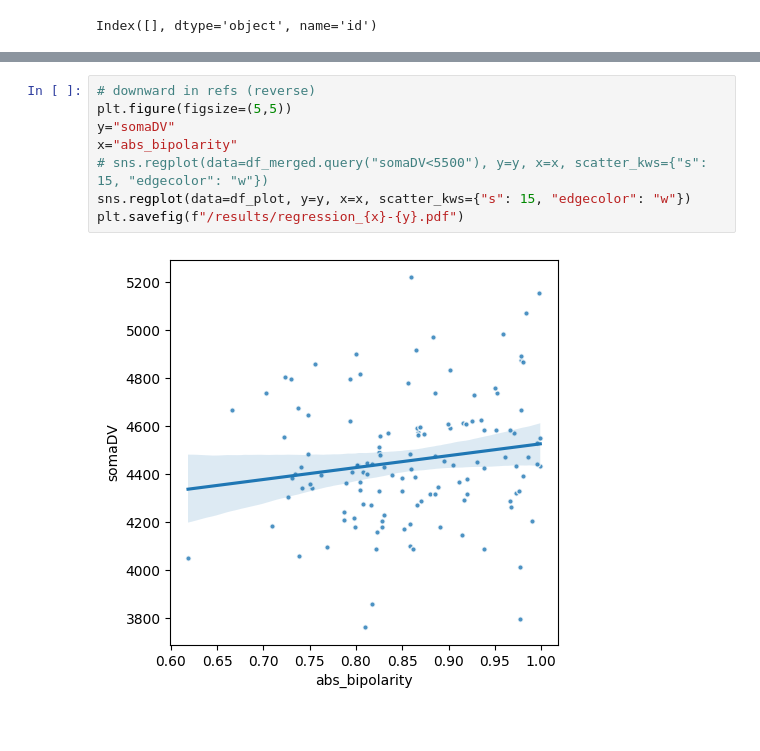
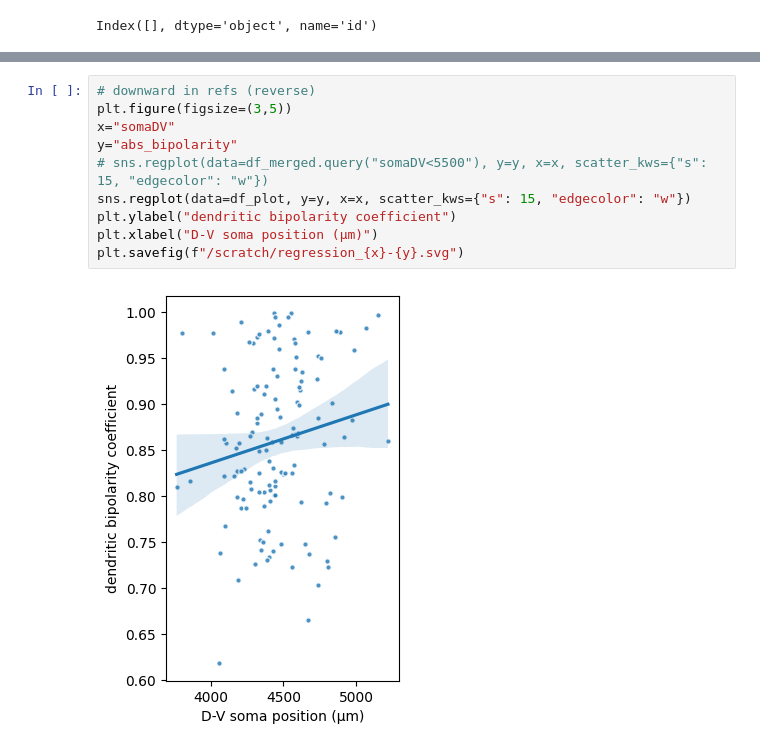
Before and after one commit to AllenNeuralDynamics/LC-somatodendritic-morphology, a Jupyter notebook: code/soma_asymmetry.ipynb, the cells around one changed output, grey strips where cells are left out. Drawn from its saved outputs; the diff is of its cells as text.

```diff
--- a/code/soma_asymmetry.ipynb
+++ b/code/soma_asymmetry.ipynb
@@ -468,12 +481,14 @@ sns.regplot(data=df_plot, y=y, x=x, scatter_kws={"s": 15, "edgecolor": "w"})
 # %%
 # downward in refs (reverse)
-plt.figure(figsize=(5,5))
-y="somaDV"
-x="abs_bipolarity"
+plt.figure(figsize=(3,5))
+x="somaDV"
+y="abs_bipolarity"
 # sns.regplot(data=df_merged.query("somaDV<5500"), y=y, x=x, scatter_kws={"s": 15, "edgecolor": "w"})
 sns.regplot(data=df_plot, y=y, x=x, scatter_kws={"s": 15, "edgecolor": "w"})
-plt.savefig(f"/results/regression_{x}-{y}.pdf")
+plt.ylabel("dendritic bipolarity coefficient")
+plt.xlabel("D-V soma position (μm)")
+plt.savefig(f"/scratch/regression_{x}-{y}.svg")
 # %% [output]
-[figure, old version]
+[figure, new version]
 # %%
 # increasing in refs
```
Also changed, not shown: parts of 23 cells of this notebook, 34 other files.
